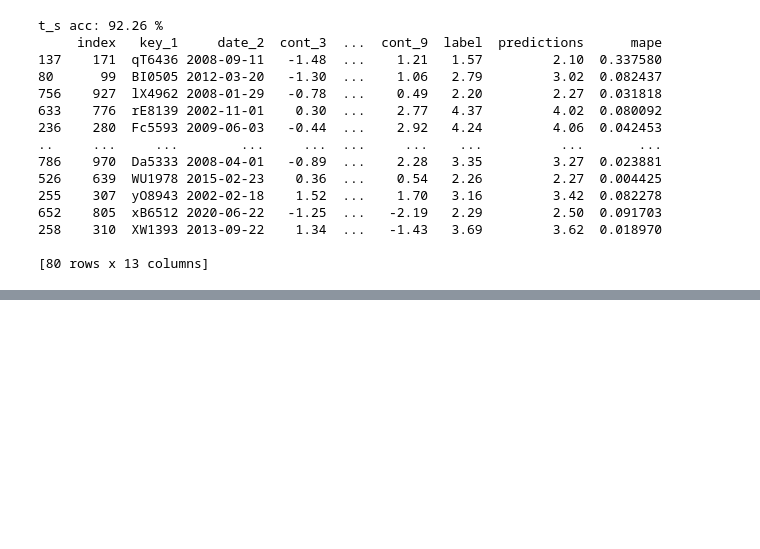
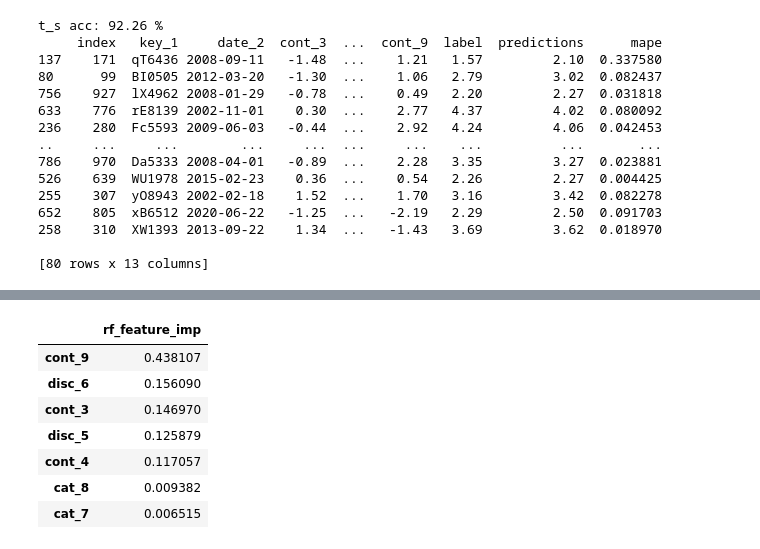
Before and after one commit to alejandraberbesi/RF_regressor, a Jupyter notebook: model.ipynb, the cells around one changed output, grey strips where cells are left out. Saved outputs shown, nothing was run; the diff lists cells and outputs as text; code cells hidden in the pictures; blank space fills up the shorter version.

```diff
--- a/model.ipynb
+++ b/model.ipynb
@@ -312,0 +314,13 @@ Text(0.5, 0, 'Random Forest Feature Importance')
+# %%
+rfi=pd.DataFrame(rf.feature_importances_,columns=['rf_feature_imp'])
+rfi.index=dataX.columns
+rfi.sort_values(by='rf_feature_imp',ascending=False)
+# %% [output]
+|  | rf_feature_imp |
+| cont_9 | 0.438107 |
+| disc_6 | 0.156090 |
+| cont_3 | 0.146970 |
+| disc_5 | 0.125879 |
+| cont_4 | 0.117057 |
+| cat_8 | 0.009382 |
+| cat_7 | 0.006515 |
```
Also changed, not shown: parts of 4 cells of this notebook.
